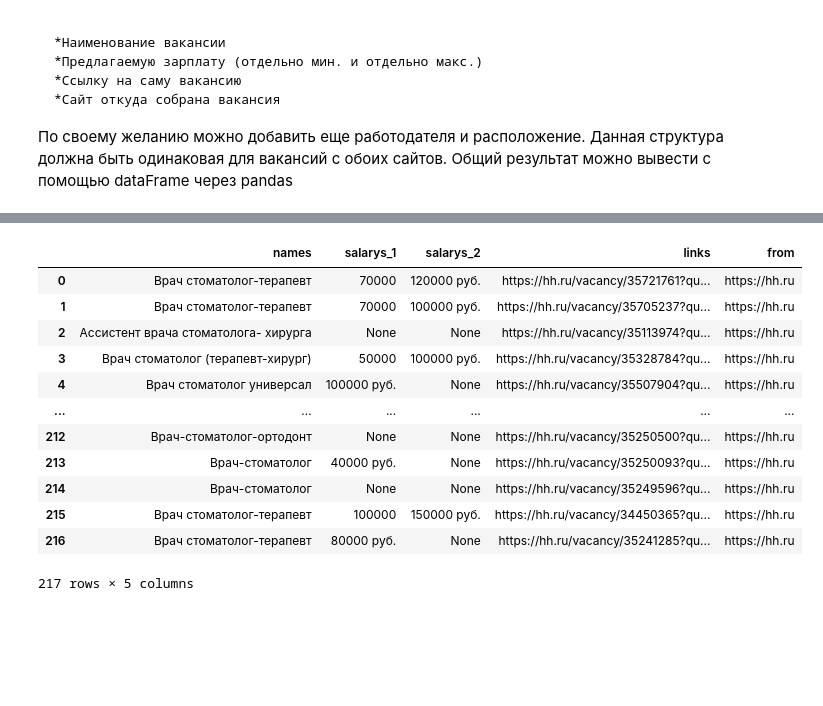
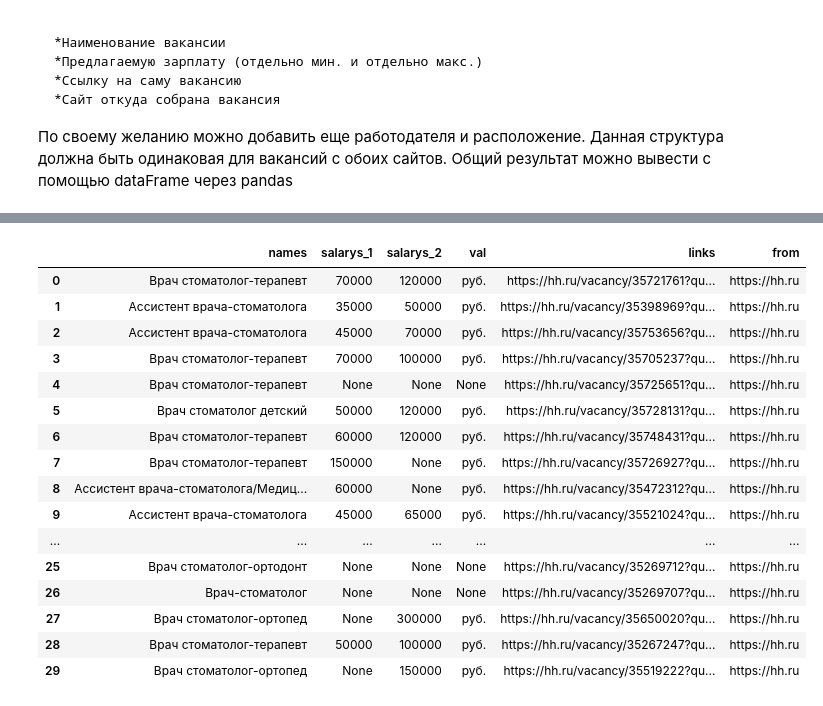
Before and after one commit to JaneCalm/parse, a Jupyter notebook: lesson_2/task.ipynb, the cells around one changed output, grey strips where cells are left out. Saved outputs shown, nothing was run; the diff lists cells and outputs as text; code cells hidden in the pictures; blank space fills up the shorter version.

```diff
--- a/lesson_2/task.ipynb
+++ b/lesson_2/task.ipynb
@@ -49,30 +49,41 @@ def page_table(link):
             salarys_all[i] = salarys_all[i].getText()
     salarys_1 = []
     salarys_2 = []
+    val = []
     for i in range(len(salarys_all)):
         if salarys_all[i]:
             hm = re.findall(r'^от_*', salarys_all[i])
             if hm:
                 hm_num = re.sub(r'\xa0', '', salarys_all[i])
                 hm_num = re.sub(r'от ', '', hm_num)
+                hm_val = re.search(r'[\D]+', hm_num)
+                hm_num = re.sub(r'[\D]+', '', hm_num)
                 salarys_1.append(hm_num)
                 salarys_2.append('None')
+                val.append(hm_val[0])
             hm2 = re.findall(r'^до_*', salarys_all[i])
             if hm2:
                 hm_num = re.sub(r'\xa0', '', salarys_all[i])
                 hm_num = re.sub(r'до ', '', hm_num)
+                hm_val = re.search(r'[\D]+', hm_num)
+                hm_num = re.sub(r'[\D]+', '', hm_num)
                 salarys_1.append('None')
                 salarys_2.append(hm_num)
+                val.append(hm_val[0])
             hm3 = re.search(r'-', salarys_all[i])
             if hm3:
                 hm_num = re.split(r'-', salarys_all[i])
                 hm_num1 = re.sub(r'\xa0', '', hm_num[0])
                 hm_num2 = re.sub(r'\xa0', '', hm_num[1])
+                hm_val = re.search(r'[\D]+', hm_num2)
+                hm_num2 = re.sub(r'[\D]+', '', hm_num2)
                 salarys_1.append(hm_num1)
                 salarys_2.append(hm_num2)
+                val.append(hm_val[0])
         else:
             salarys_1.append('None')
             salarys_2.append('None')
+            val.append('None')
 
     links_page = []
     for i in salarys:
@@ -83,6 +94,7 @@ def page_table(link):
     result['names'] = names_list
     result['salarys_1'] = salarys_1
     result['salarys_2'] = salarys_2
+    result['val'] = val
     result['links'] = links_page
     result['from'] = global_name
 
@@ -92,7 +104,7 @@ pager = html.findAll('span',{'class':'pager-item-not-in-short-range'})
 last_page = pager[-1].find('a',{'class':'bloko-button HH-Pager-Control', 'data-qa': 'pager-page'})
 link_last_num = last_page.getText()
 # %%
-page_other = pd.DataFrame(columns=['names', 'salarys_1', 'salarys_2', 'links', 'from'])
+page_other = pd.DataFrame(columns=['names', 'salarys_1', 'salarys_2', 'val', 'links', 'from'])
 for i in range(int(link_last_num)):
     link_last = f'/search/vacancy?L_is_autosearch=false&area=1&clusters=true&enable_snippets=true&order_by=publication_time&search_field=name&text={search}&page={i}'
     result = page_table(link_last)
@@ -180,21 +207,25 @@ for i in range(1, int(link_last_num_two)+1):
     result = page_table_two(link_last)
     page_other_two = pd.merge(page_other_two, result, how='outer')
 # %%
-page_other
+page_other.head(30)
 # %% [output]
-|  | names | salarys_1 | salarys_2 | links | from |
-| 0 | Врач стоматолог-терапевт | 70000 | 120000 руб. | https://hh.ru/vacancy/35721761?qu... | https://hh.ru |
-| 1 | Врач стоматолог-терапевт | 70000 | 100000 руб. | https://hh.ru/vacancy/35705237?qu... | https://hh.ru |
-| 2 | Ассистент врача стоматолога- хирурга | None | None | https://hh.ru/vacancy/35113974?qu... | https://hh.ru |
-| 3 | Врач стоматолог (терапевт-хирург) | 50000 | 100000 руб. | https://hh.ru/vacancy/35328784?qu... | https://hh.ru |
-| 4 | Врач стоматолог универсал | 100000 руб. | None | https://hh.ru/vacancy/35507904?qu... | https://hh.ru |
-| ... | ... | ... | ... | ... | ... |
-| 212 | Врач-стоматолог-ортодонт | None | None | https://hh.ru/vacancy/35250500?qu... | https://hh.ru |
-| 213 | Врач-стоматолог | 40000 руб. | None | https://hh.ru/vacancy/35250093?qu... | https://hh.ru |
-| 214 | Врач-стоматолог | None | None | https://hh.ru/vacancy/35249596?qu... | https://hh.ru |
-| 215 | Врач стоматолог-терапевт | 100000 | 150000 руб. | https://hh.ru/vacancy/34450365?qu... | https://hh.ru |
-| 216 | Врач стоматолог-терапевт | 80000 руб. | None | https://hh.ru/vacancy/35241285?qu... | https://hh.ru |
+|  | names | salarys_1 | salarys_2 | val | links | from |
+| 0 | Врач стоматолог-терапевт | 70000 | 120000 | руб. | https://hh.ru/vacancy/35721761?qu... | https://hh.ru |
+| 1 | Ассистент врача-стоматолога | 35000 | 50000 | руб. | https://hh.ru/vacancy/35398969?qu... | https://hh.ru |
+| 2 | Ассистент врача-стоматолога | 45000 | 70000 | руб. | https://hh.ru/vacancy/35753656?qu... | https://hh.ru |
+| 3 | Врач стоматолог-терапевт | 70000 | 100000 | руб. | https://hh.ru/vacancy/35705237?qu... | https://hh.ru |
+| 4 | Врач стоматолог-терапевт | None | None | None | https://hh.ru/vacancy/35725651?qu... | https://hh.ru |
+| 5 | Врач стоматолог детский | 50000 | 120000 | руб. | https://hh.ru/vacancy/35728131?qu... | https://hh.ru |
+| 6 | Врач стоматолог-терапевт | 60000 | 120000 | руб. | https://hh.ru/vacancy/35748431?qu... | https://hh.ru |
+| 7 | Врач стоматолог-терапевт | 150000 | None | руб. | https://hh.ru/vacancy/35726927?qu... | https://hh.ru |
+| 8 | Ассистент врача-стоматолога/Медиц... | 60000 | None | руб. | https://hh.ru/vacancy/35472312?qu... | https://hh.ru |
+| 9 | Ассистент врача-стоматолога | 45000 | 65000 | руб. | https://hh.ru/vacancy/35521024?qu... | https://hh.ru |
+| ... | ... | ... | ... | ... | ... | ... |
+| 25 | Врач стоматолог-ортодонт | None | None | None | https://hh.ru/vacancy/35269712?qu... | https://hh.ru |
+| 26 | Врач-стоматолог | None | None | None | https://hh.ru/vacancy/35269707?qu... | https://hh.ru |
+| 27 | Врач стоматолог-ортопед | None | 300000 | руб. | https://hh.ru/vacancy/35650020?qu... | https://hh.ru |
+| 28 | Врач стоматолог-терапевт | 50000 | 100000 | руб. | https://hh.ru/vacancy/35267247?qu... | https://hh.ru |
+| 29 | Врач стоматолог-ортопед | None | 150000 | руб. | https://hh.ru/vacancy/35519222?qu... | https://hh.ru |
-217 rows × 5 columns
 # %%
 page_other_two
 # %% [output]
```
Also changed, not shown: parts of 5 cells of this notebook.
